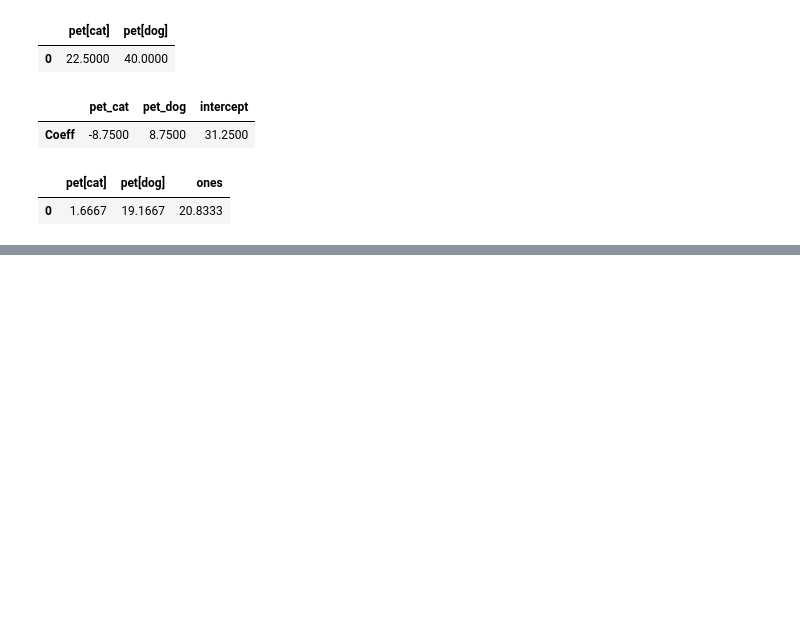
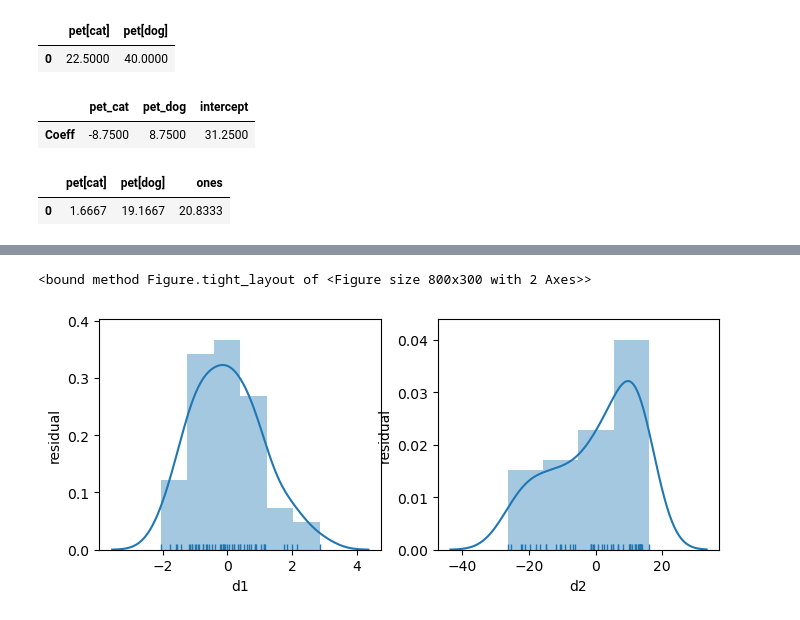
Before and after one commit to christina-go/machine_learning, a Jupyter notebook: MLWPY/ML_Python_CH10.ipynb, the cells around one changed output, grey strips where cells are left out. Saved outputs shown, nothing was run; the diff lists cells and outputs as text; code cells hidden in the pictures; blank space fills up the shorter version.

```diff
--- a/MLWPY/ML_Python_CH10.ipynb
+++ b/MLWPY/ML_Python_CH10.ipynb
@@ -303,0 +606,15 @@ display(pd.DataFrame(sm_model.params).T)
+# %%
+fig, axes = plt.subplots(1,2,figsize=(8,3))
+for ax, variable in zip(axes, ['d1','d2']):
+    predicted = (smf.ols("{} ~ x".format(variable), data=comparison)
+                    .fit()
+                    .predict())
+    actual = comparison[variable]
+    sns.distplot(predicted - actual, norm_hist=True, rug=True, ax=ax)
+    ax.set_xlabel(variable)
+    ax.set_ylabel('residual')
+
+fig.tight_layout
+# %% [output]
+<bound method Figure.tight_layout of <Figure size 800x300 with 2 Axes>>
+[figure, added]
```
Also changed, not shown: parts of 31 cells of this notebook, 5 other files.
